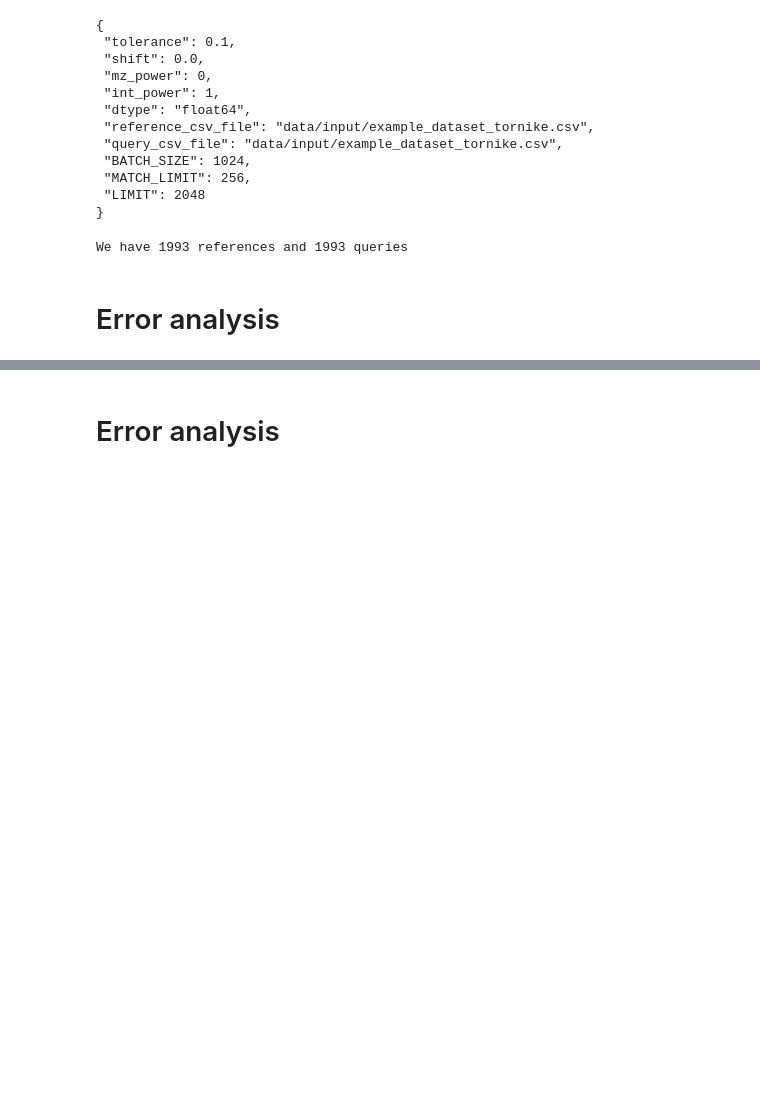
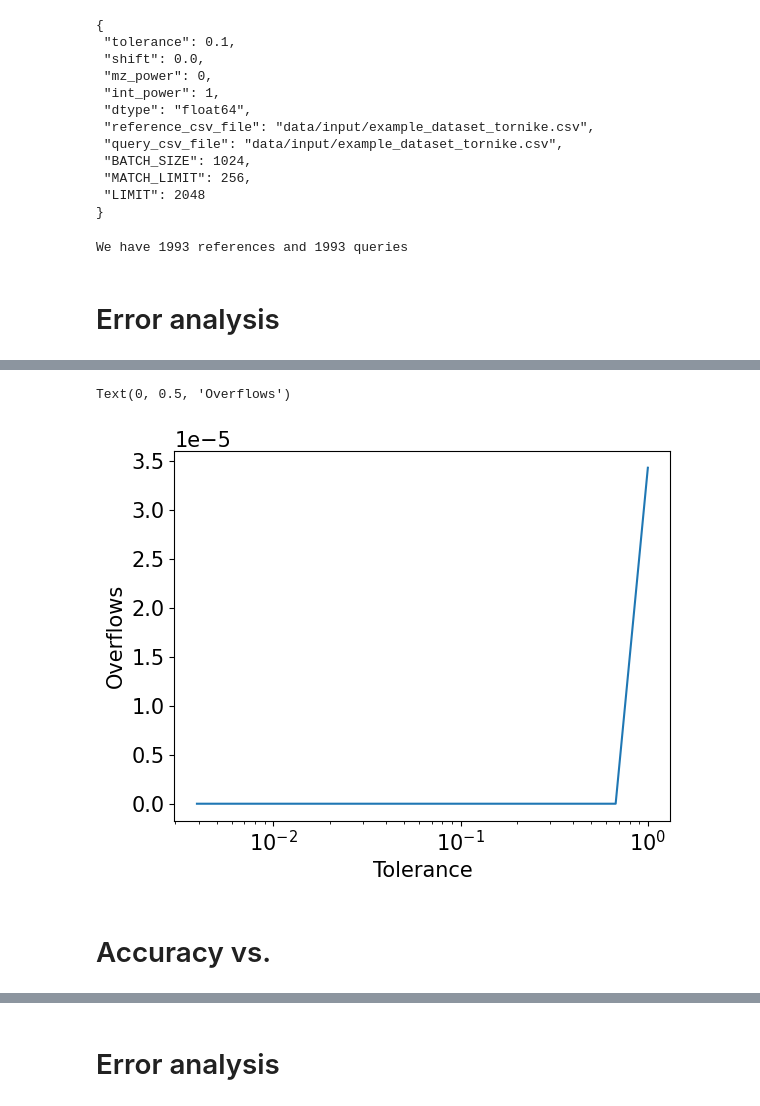
Before and after one commit to tornikeo/cosine-similarity, a Jupyter notebook: error_analysis.ipynb, the cells around one changed output, grey strips where cells are left out. Cells and saved outputs as stored; diff of their text form; code cells hidden in the pictures; blank space fills up the shorter version.

```diff
--- a/error_analysis.ipynb
+++ b/error_analysis.ipynb
@@ -204,0 +338,10 @@ data/experiments/7037845401422292691
+# %%
+df = pd.DataFrame(df)
+plt.semilogx(df.tolerance, df.overflows)
+plt.xlabel("Tolerance")
+plt.ylabel("Overflows")
+# %% [output]
+Text(0, 0.5, 'Overflows')
+[figure, added]
+# %% [markdown]
+# Accuracy vs.
```
Also changed, not shown: parts of 21 cells of this notebook, 5 other files.
